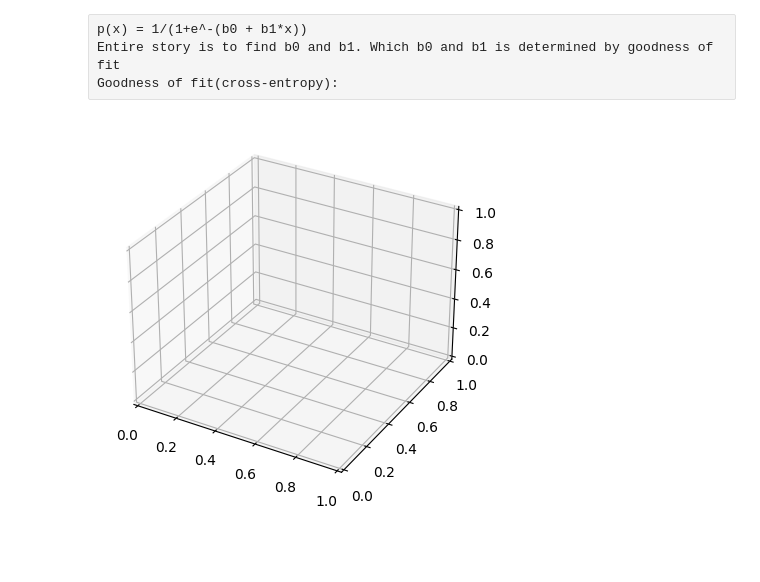
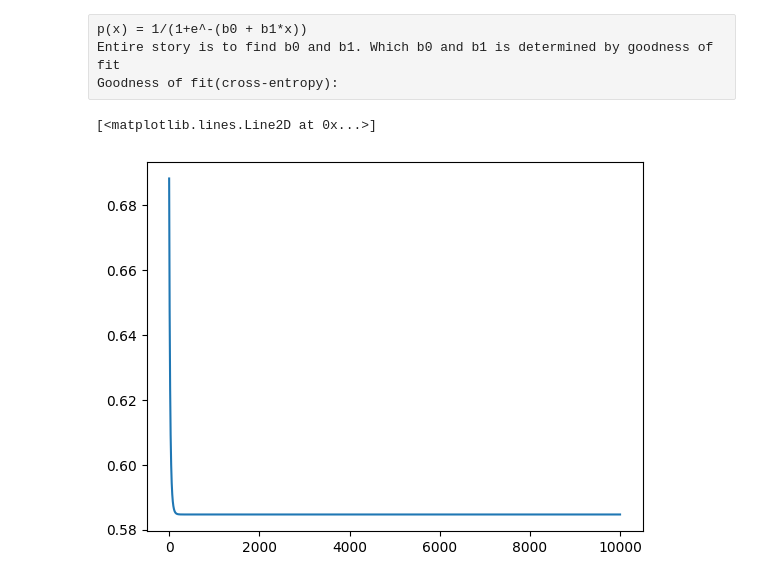
Before and after one commit to fa993/ml-notebooks, a Jupyter notebook: LogisticRegrBinary.ipynb, the cells around one changed output. Cells and saved outputs as stored; diff of their text form; code cells hidden in the pictures; blank space fills up the shorter version.

```diff
--- a/LogisticRegrBinary.ipynb
+++ b/LogisticRegrBinary.ipynb
@@ -53,13 +53,16 @@ Goodness of fit(cross-entropy):
 # %%
 Y = inf['Purchased']
 X = inf['EstimatedSalary']
+mn = X.mean()
+st = X.std()
+X = (X - X.mean()) / X.std()
 
 def get_p(x, b0, b1):
-    return 1/(1 + e**-(b0 + b1 * x))
+    return 1/(1 + math.e**-(b0 + b1 * x))
 def get_fit(b0, b1):
-    return Y * math.log(X.apply(lambda x: get_p(x, b0, b1))) + Y.apply(lambda x: 1 - x) * math.log(X.apply(lambda x: 1 - get_p(x, b0, b1)))
+    return (Y * X.apply(lambda x: math.log(get_p(x, b0, b1))) + Y.apply(lambda x: 1 - x) * X.apply(lambda x: math.log(1 - get_p(x, b0, b1)))).sum()
 # %%
-fig = plt.figure()
-ax = plt.axes(projection='3d')
+def errfuncB1(ypr, y, x):
+    return ((ypr - y) * x).mean()
+def errfuncB0(ypr, y):
+    return (ypr - y).mean()
-# %% [output]
-[figure, removed]
@@ -65,0 +72,3 @@ ax = plt.axes(projection='3d')
+# %%
+def get_cost(b0, b1):
+    return - get_fit(b0, b1) / Y.count()
@@ -65,0 +77,16 @@ ax = plt.axes(projection='3d')
+# %%
+b0 = 0
+b1 = 0
+alpha = 0.1
+costs = []
+for i in range(10000):
+    #generate ypr
+    ypr = get_p(X, b0, b1)
+    b1 = b1 - alpha * errfuncB1(ypr, Y, X)
+    b0 = b0 - alpha * errfuncB0(ypr, Y)
+    rm = get_cost(b0, b1)
+    costs.append(rm)
+plt.plot(costs)
+# %% [output]
+[<matplotlib.lines.Line2D at 0x...>]
+[figure, added]
```
Also changed, not shown: parts of 10 cells of this notebook, 2 other files.
